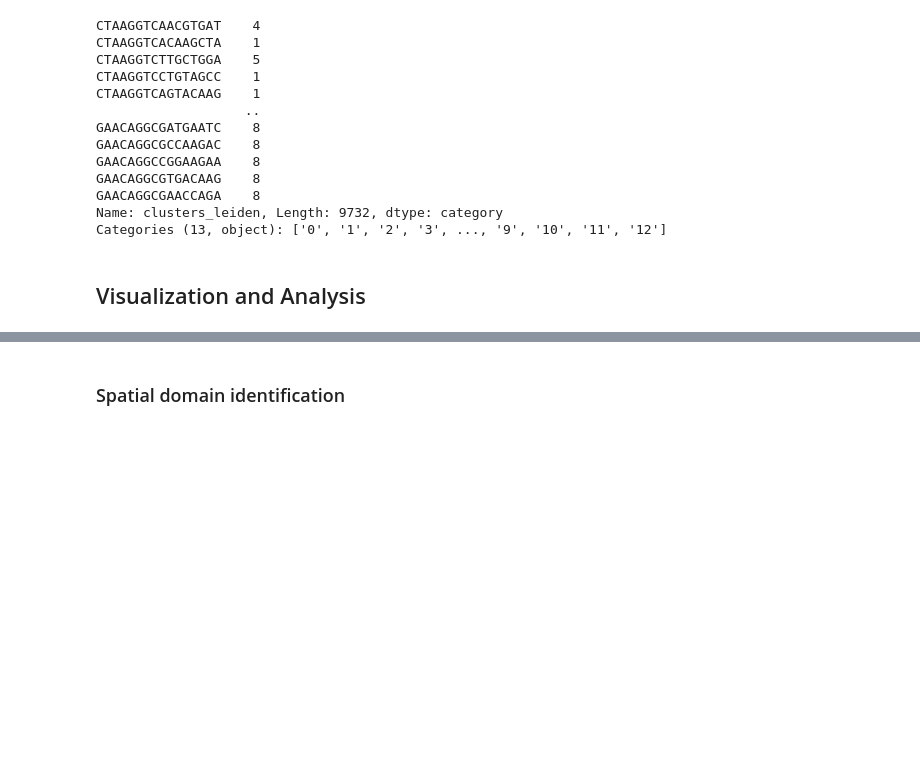
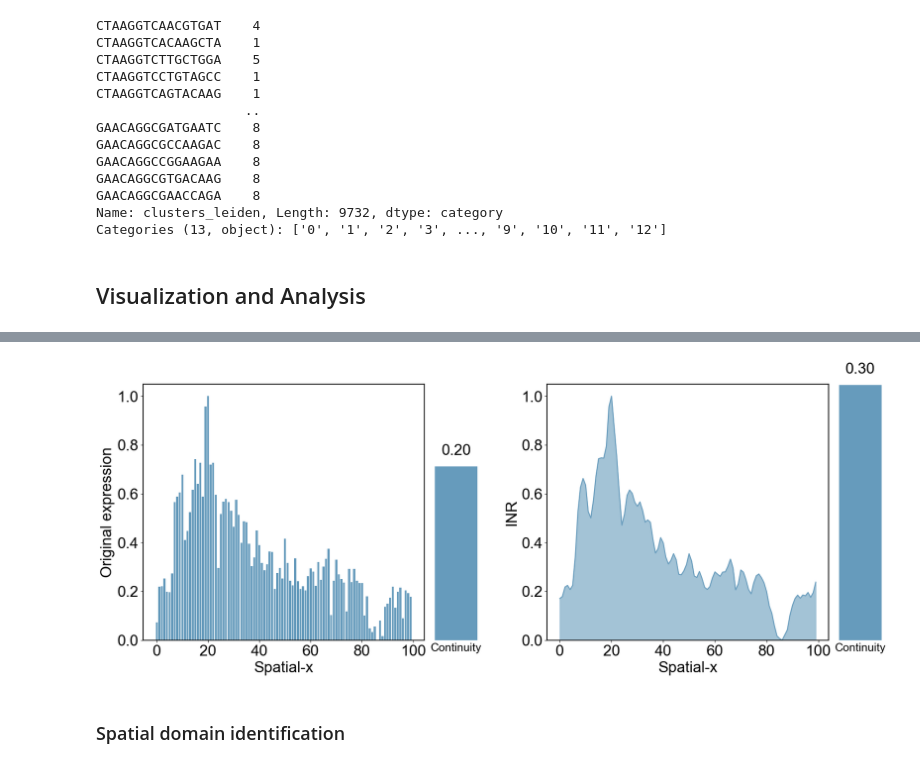
Before and after one commit to XJTU-MingxuanLi/SpaKnit-tutorial, a Jupyter notebook: docs/source/Tutorial_3_Mouse_Brain.ipynb, the cells around one changed output, grey strips where cells are left out. Saved outputs shown, nothing was run; the diff lists cells and outputs as text; code cells hidden in the pictures; blank space fills up the shorter version.

```diff
--- a/docs/source/Tutorial_3_Mouse_Brain.ipynb
+++ b/docs/source/Tutorial_3_Mouse_Brain.ipynb
@@ -143,3 +176,84 @@ adata_analysis = sc.read_h5ad("D:/study/learning/spatial_transcriptome/papers/sp
+# %%
+# Create a figure
+fig = plt.figure(figsize=(18, 7))
+
+# Create an outer GridSpec to define the overall layout of the figure
+outer_gs = GridSpec(1, 2, width_ratios=[9, 9], wspace=0.2)
+
+# Create the first inner GridSpec, containing the first and second subplots
+inner_gs1 = GridSpecFromSubplotSpec(1, 2, subplot_spec=outer_gs[0], width_ratios=[6, 1], wspace=0.05)
+
+# Create the second inner GridSpec, containing the third and fourth subplots
+inner_gs2 = GridSpecFromSubplotSpec(1, 2, subplot_spec=outer_gs[1], width_ratios=[6, 1], wspace=0.05)
+
+color = '#669bbc'
+
+# Set the global font to Arial and the global font size
+plt.rcParams['font.family'] = 'Arial'
+plt.rcParams['font.size'] = 24
+
+# Plot the first subplot: Bar chart of X1
+ax1 = fig.add_subplot(inner_gs1[0])
+ax1.bar(sum_by_x['x'], sum_by_x['X1'], color=color)
+ax1.set_xlabel('Spatial-x')
+ax1.set_ylabel('Original expression')
+ax1.set_ylim(0, 1.05)  # Set the y-axis range
+for spine in ax1.spines.values():
+    spine.set_linewidth(1.5)  # Thicken the border
+
+# Plot the second subplot: Bar chart of the absolute gradient of X1
+ax2 = fig.add_subplot(inner_gs1[1])
+bar2 = ax2.bar(['X1'], [1/abs_gradient_X1], color=color)
+ax2.set_ylim(0, 0.3)  # Set the y-axis range
+ax2.set_xlabel('Continuity', fontsize=18)  # Show x-axis ticks
+ax2.set_xticks([])  # Do not show y-axis tick lines
+ax2.set_yticklabels([])  # Do not show y-axis tick labels
+ax2.set_yticks([])  # Do not show y-axis tick lines
+ax2.spines['top'].set_visible(False)
+ax2.spines['right'].set_visible(False)
+ax2.spines['bottom'].set_visible(False)
+ax2.spines['left'].set_visible(False)
+# Display value labels above the bars
+for bar in bar2:
+    yval = bar.get_height()
+    ax2.text(bar.get_x() + bar.get_width()/2, yval + 0.01, f'{yval:.2f}', ha='center', va='bottom')
+
+# Plot the third subplot: Line chart of X2 with filled area under the curve
+ax3 = fig.add_subplot(inner_gs2[0])
+ax3.plot(sum_by_x['x'], sum_by_x['X2'], color=color, linestyle='-')
+ax3.fill_between(sum_by_x['x'], sum_by_x['X2'], color=color, alpha=0.6)
+ax3.set_xlabel('Spatial-x')
+ax3.set_ylabel('INR')
+ax3.set_ylim(0, 1.05)  # Set the y-axis range
+for spine in ax3.spines.values():
+    spine.set_linewidth(1.5)  # Thicken the border
+
+# Plot the fourth subplot: Bar chart of the absolute gradient of X2
+ax4 = fig.add_subplot(inner_gs2[1])
+bar4 = ax4.bar(['X2'], [1/abs_gradient_X2], color=color)
+ax4.set_ylim(0, 0.3)  # Set the y-axis range
+ax4.set_xlabel('Continuity', fontsize=18)  # Show x-axis ticks
+ax4.set_xticks([])  # Do not show tick lines
+ax4.set_yticklabels([])  # Do not show y-axis tick labels
+ax4.set_yticks([])  # Do not show y-axis tick lines
+ax4.spines['top'].set_visible(False)
+ax4.spines['right'].set_visible(False)
+ax4.spines['bottom'].set_visible(False)
+ax4.spines['left'].set_visible(False)
+# Display value labels above the bars
+for bar in bar4:
+    yval = bar.get_height()
+    ax4.text(bar.get_x() + bar.get_width()/2, yval + 0.01, f'{yval:.2f}', ha='center', va='bottom')
+
+plt.subplots_adjust(left=0.07, right=0.97, top=0.95, bottom=0.15)
+# plt.tight_layout()
+# plt.savefig('./INR.png', dpi=500)
+# plt.savefig('./INR.eps')
+
+# Show the figure
+plt.show()
+# %% [output]
+[figure, added]
 # %% [markdown]
 ### Spatial domain identification
 # %%
```
Also changed, not shown: parts of 5 cells of this notebook.
